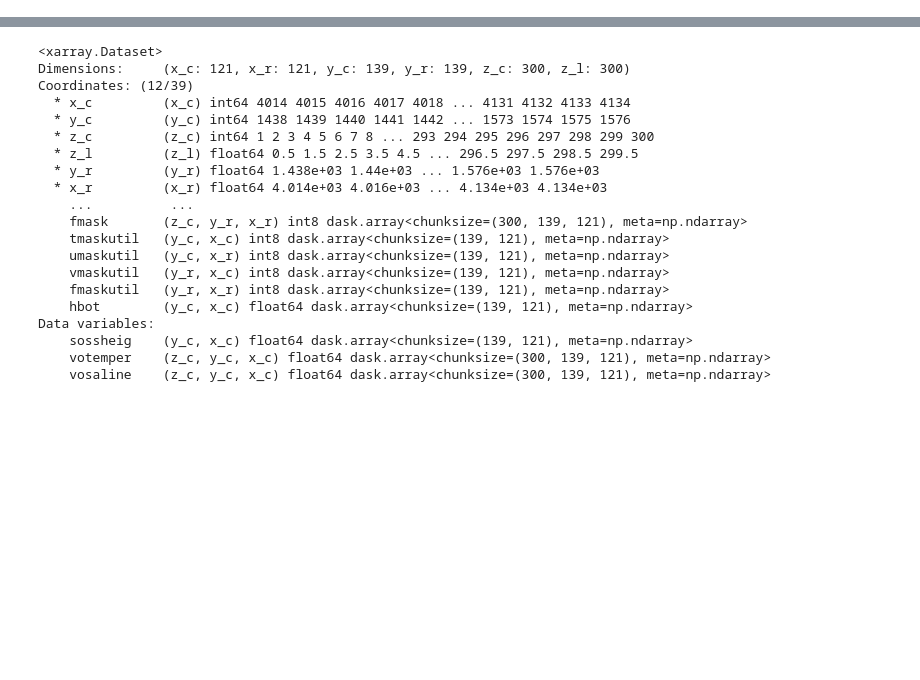
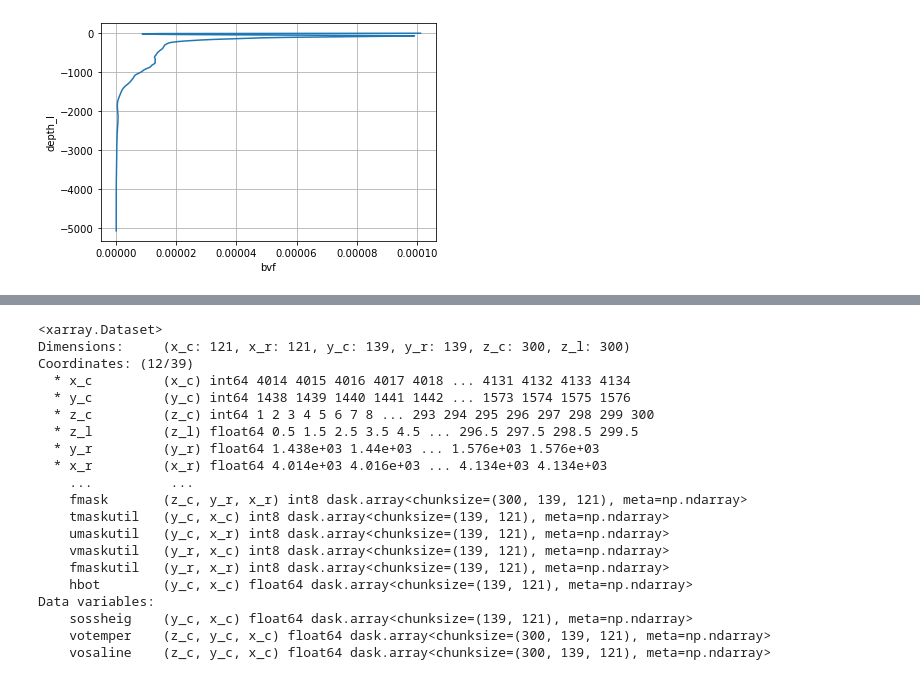
Before and after one commit to NoeLahaye/ITideNATL, a Jupyter notebook: code/compute_mean_stratif.ipynb, the cells around one changed output, grey strips where cells are left out. Drawn from its saved outputs; the diff is of its cells as text; code cells hidden in the pictures; blank space fills up the shorter version.

```diff
--- a/code/compute_mean_stratif.ipynb
+++ b/code/compute_mean_stratif.ipynb
@@ -29,12 +34,12 @@ scratch = Path(os.getenv("SCRATCHDIR"))
 grid_path = scratch #Path("/store/CT1/hmg2840/lbrodeau/eNATL60/eNATL60-I/")
 mean_path = Path("/work/CT1/ige2071/SHARED/mean")
 
-ssh_fname = "global_mean_gridT-2D.zarr"
+#ssh_fname = "global_mean_gridT-2D.zarr"
 temp_fname = "global_mean_gridT.zarr"
 salt_fname = "global_mean_gridS.zarr"
-grid_fname = "mesh_mask_eNATL60_3.6.nc"
+#grid_fname = "mesh_mask_eNATL60_3.6.nc"
 zgrid_name = "eNATL60_mean_grid_z.zarr"
 
-out_file = scratch/"global_mean_bvf.zarr"
+out_file = scratch/"prov.zarr" #"global_mean_bvf.zarr"
 
-grid_files = [grid_path/grid_fname]
+#grid_files = [grid_path/grid_fname]
@@ -167,0 +263,3 @@ distributed.nanny - WARNING - Restarting worker
+# %%
+ds_re = xr.open_zarr(out_file)
+ds_re
@@ -167,0 +319,9 @@ distributed.nanny - WARNING - Restarting worker
+# %%
+i_rng = slice(4014-1, 4134)
+j_rng = slice(1438-1, 1576)
+
+sds = ds_re.isel(x_c=i_rng, y_c=j_rng)
+sds.bvf.mean(dim=("x_c", "y_c")).plot(y="depth_l")
+plt.grid(True)
+# %% [output]
+[figure, added]
```
Also changed, not shown: parts of 41 cells of this notebook, 2 other files.
